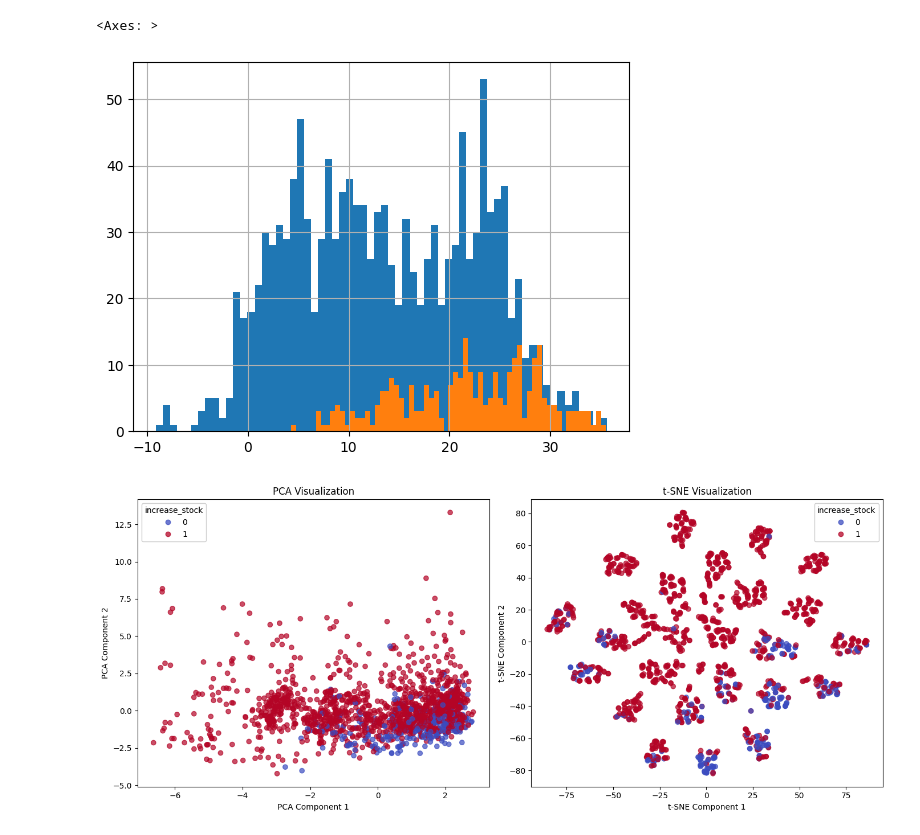
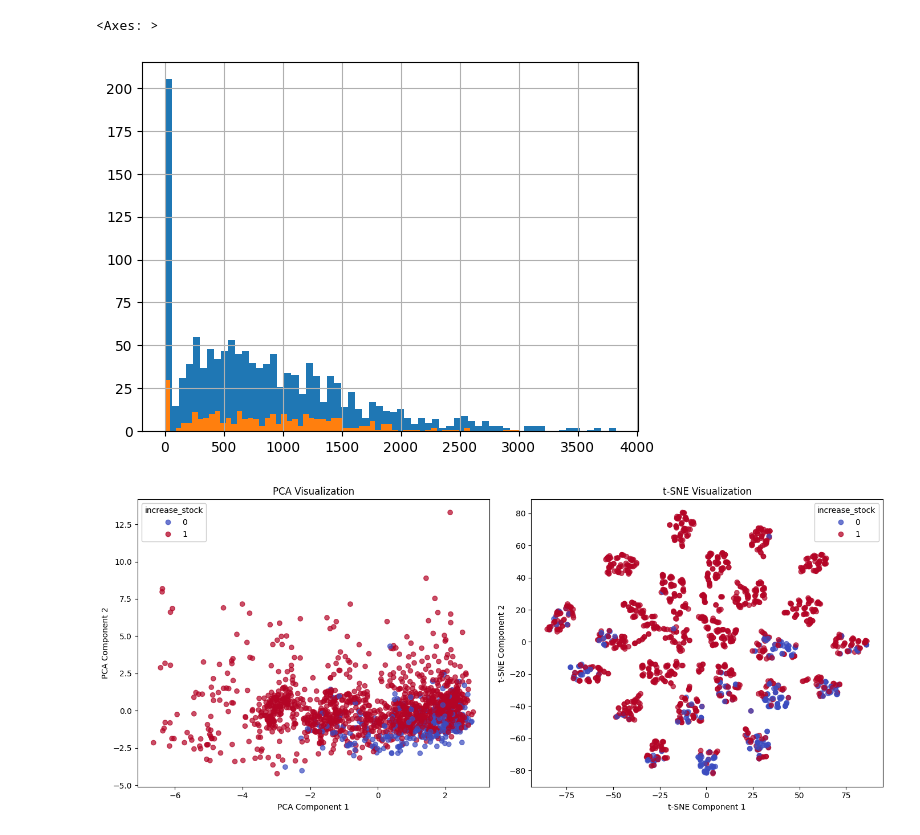
Before and after one commit to phuvinhnguyen/UU-SML-Project, a Jupyter notebook: analysis.ipynb, the cells around one changed output. Cells and saved outputs as stored; diff of their text form; code cells hidden in the pictures.

```diff
--- a/analysis.ipynb
+++ b/analysis.ipynb
@@ -14,9 +14,9 @@ data = data.astype(float)
 # %%
 anadata = data[['increase_stock', 'temp', 'dew', 'humidity', 'precip', 'snowdepth', 'windspeed', 'cloudcover', 'visibility']].astype(float)
 name = 'temp'
-# anadata[name] = anadata['windspeed'] * anadata['cloudcover']
+anadata[name] = anadata['windspeed'] * anadata['cloudcover']
 anadata[anadata['increase_stock'] == 1.0][name].hist(bins=64)
 anadata[anadata['increase_stock'] == 0.0][name].hist(bins=64)
 # %% [output]
 <Axes: >
-[figure, old version]
+[figure, new version]
```
Also changed, not shown: parts of 1 cell of this notebook.
